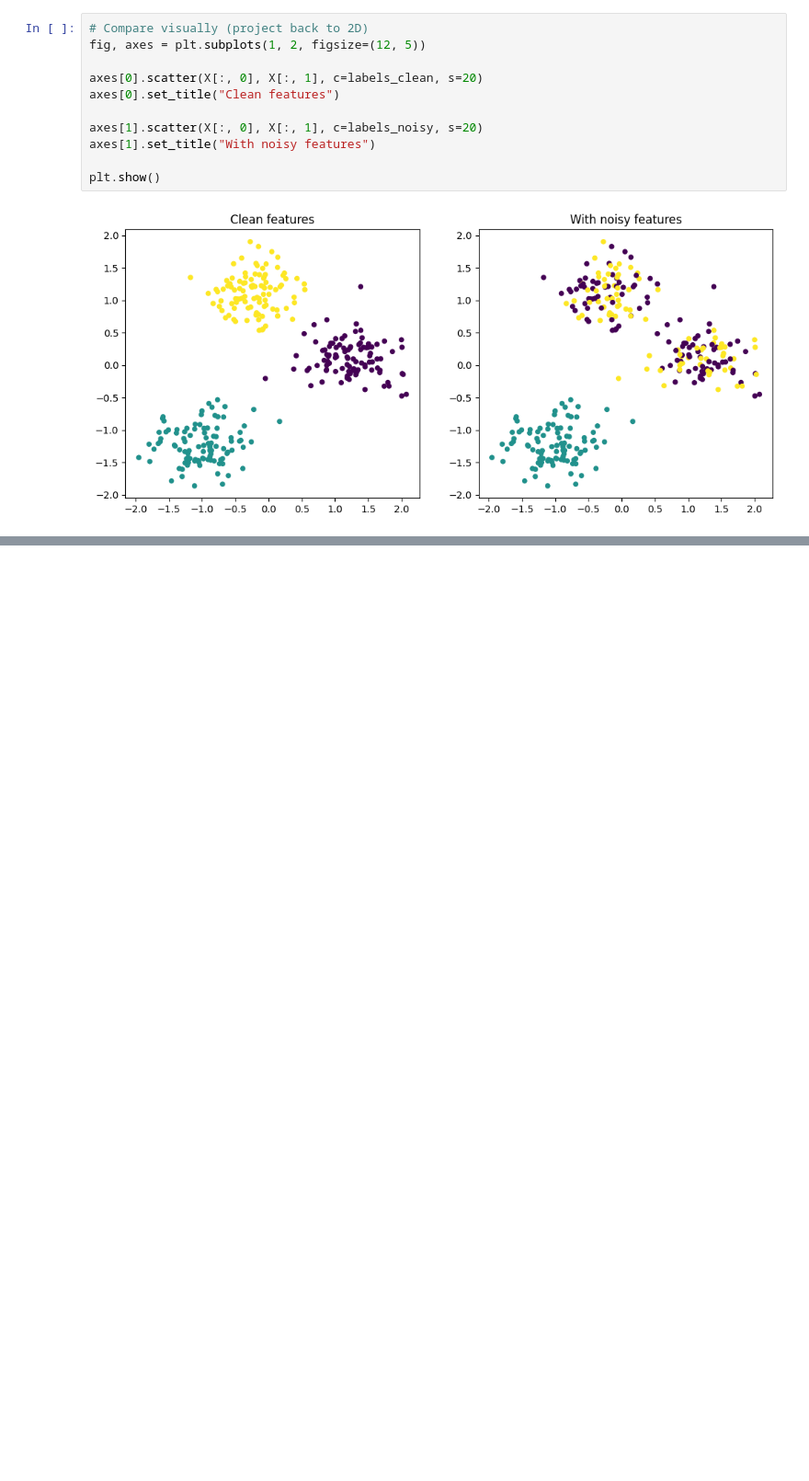
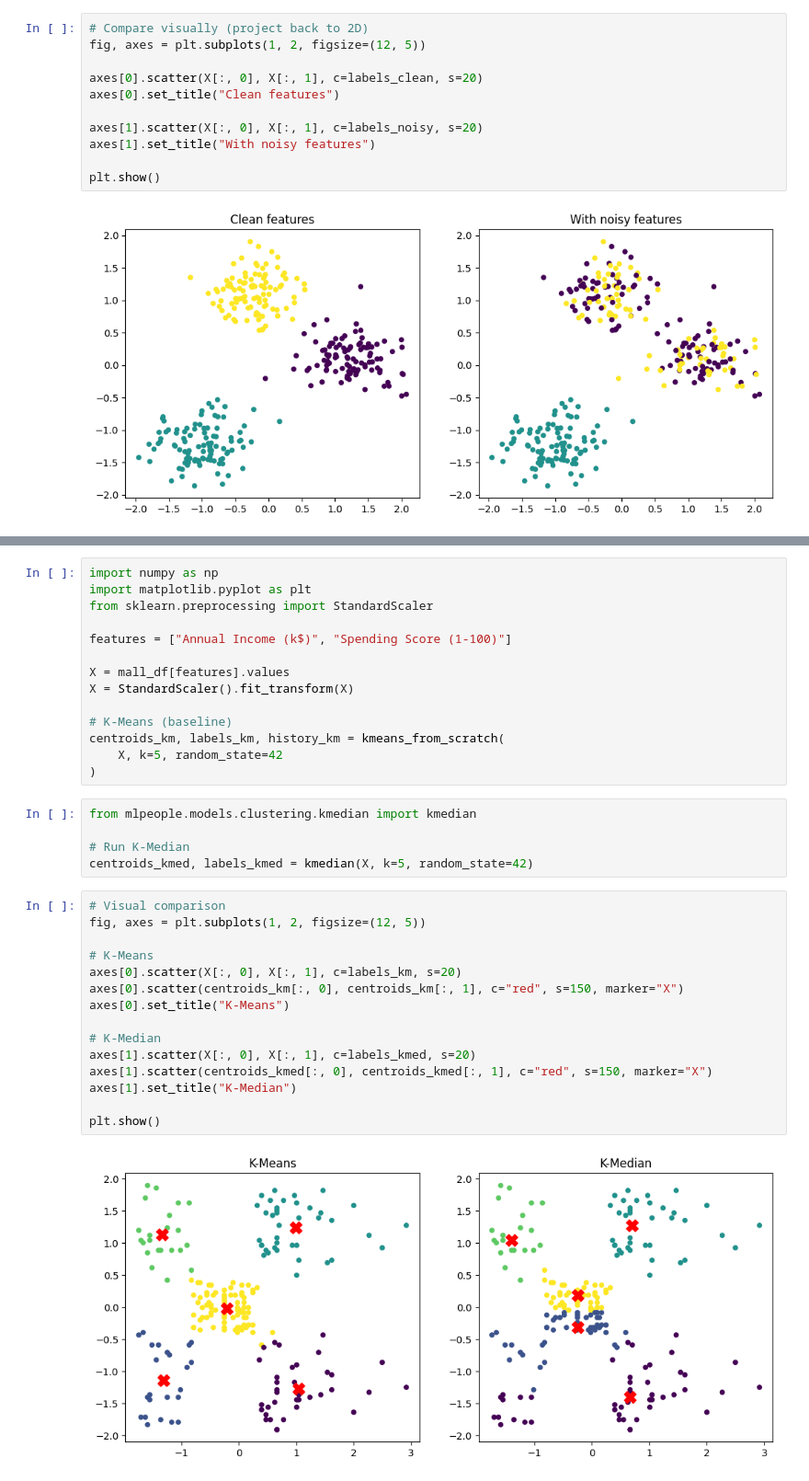
Before and after one commit to Maxstef/data-loves-ml-for-people-course, a Jupyter notebook: notebooks/3_1_clustering/0_1_k-means.ipynb, the cells around one changed output, grey strips where cells are left out. Shown at 92% size. Saved outputs shown, nothing was run; the diff lists cells and outputs as text; blank space fills up the shorter version.

Commit message:
practice k-means vs. k-median

```diff
--- a/notebooks/3_1_clustering/0_1_k-means.ipynb
+++ b/notebooks/3_1_clustering/0_1_k-means.ipynb
@@ -568,0 +587,36 @@ plt.show()
+# %%
+import numpy as np
+import matplotlib.pyplot as plt
+from sklearn.preprocessing import StandardScaler
+
+features = ["Annual Income (k$)", "Spending Score (1-100)"]
+
+X = mall_df[features].values
+X = StandardScaler().fit_transform(X)
+
+# K-Means (baseline)
+centroids_km, labels_km, history_km = kmeans_from_scratch(
+    X, k=5, random_state=42
+)
+# %%
+from mlpeople.models.clustering.kmedian import kmedian
+
+# Run K-Median
+centroids_kmed, labels_kmed = kmedian(X, k=5, random_state=42)
+# %%
+# Visual comparison
+fig, axes = plt.subplots(1, 2, figsize=(12, 5))
+
+# K-Means
+axes[0].scatter(X[:, 0], X[:, 1], c=labels_km, s=20)
+axes[0].scatter(centroids_km[:, 0], centroids_km[:, 1], c="red", s=150, marker="X")
+axes[0].set_title("K-Means")
+
+# K-Median
+axes[1].scatter(X[:, 0], X[:, 1], c=labels_kmed, s=20)
+axes[1].scatter(centroids_kmed[:, 0], centroids_kmed[:, 1], c="red", s=150, marker="X")
+axes[1].set_title("K-Median")
+
+plt.show()
+# %% [output]
+[figure, added]
```
Also changed, not shown: parts of 2 cells of this notebook, 1 other file.
